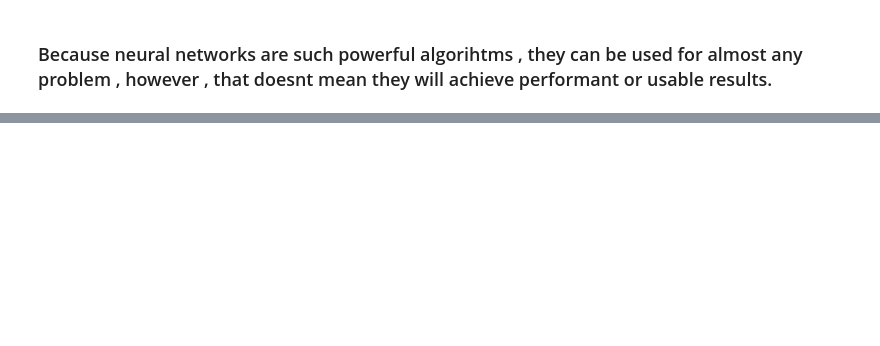
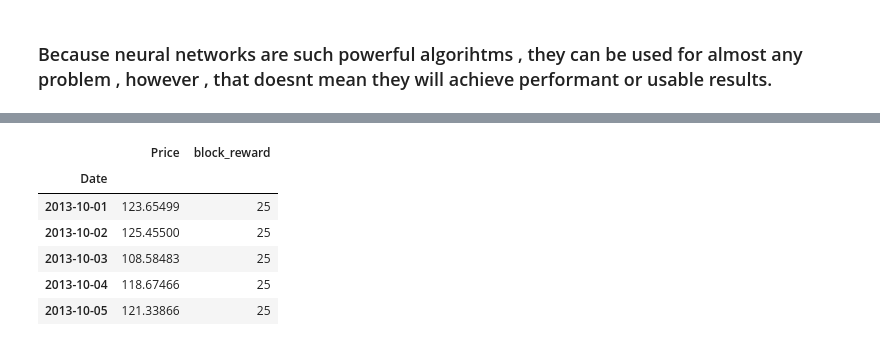
Before and after one commit to MelihKlc/Deep-Learning, a Jupyter notebook: Time_Series_Forecasting.ipynb, the cells around one changed output, grey strips where cells are left out. Cells and saved outputs as stored; diff of their text form; code cells hidden in the pictures; blank space fills up the shorter version.

```diff
--- a/Time_Series_Forecasting.ipynb
+++ b/Time_Series_Forecasting.ipynb
@@ -1230,0 +1254,13 @@ model_5_results
+# %%
+# Lets add the bitcoin halving events to our dataset
+block_reward_1 = 50 # 3 January 2009 - this block reward wont be in our dataset (our dataset starts from 01 October 2013 )
+block_reward_2 = 25 # 28 November 2012
+block_reward_3 = 12.5 # 9 July 2016
+block_reward_4 = 6.25 # 18 May 2020
+
+# Block reward dates (we should add these values as our data's dates type like 2013-10-04)
+block_reward_2_datetime = np.datetime64("2012-11-28")  # Sondaki 64 dtype ı belirtiyor.
+block_reward_3_datetime = np.datetime64("2016-07-09")
+block_reward_4_datetime = np.datetime64("2020-05-18")
+
+# Bizim bi range oluşturmamız gerek bu tarihlerle. mesela block_reward_2_datetime ile block_reward_3_datetime arasındaki tarihlerde rewardımız 25 olacak. Kalanları da aynı bu şekilde ayarlayacağız.
@@ -1230,0 +1300,12 @@ model_5_results
+# %%
+# Add in block_reward values as a feature to our dataframe
+bitcoin_prices_block.iloc[ : block_reward_2_days , -1] = block_reward_2  # Index eklemek istediğimiz icin iloc kullanıyoruz. Son columnda block_rewardlarımız oldugu icin ve biz bunları doldurmak istedigimiz icin column kısmına -1 diyoruz.
+bitcoin_prices_block.head()
+# %% [output]
+|  | Price | block_reward |
+| Date |  |  |
+| 2013-10-01 | 123.65499 | 25 |
+| 2013-10-02 | 125.45500 | 25 |
+| 2013-10-03 | 108.58483 | 25 |
+| 2013-10-04 | 118.67466 | 25 |
+| 2013-10-05 | 121.33866 | 25 |
```
Also changed, not shown: parts of 45 cells of this notebook.
